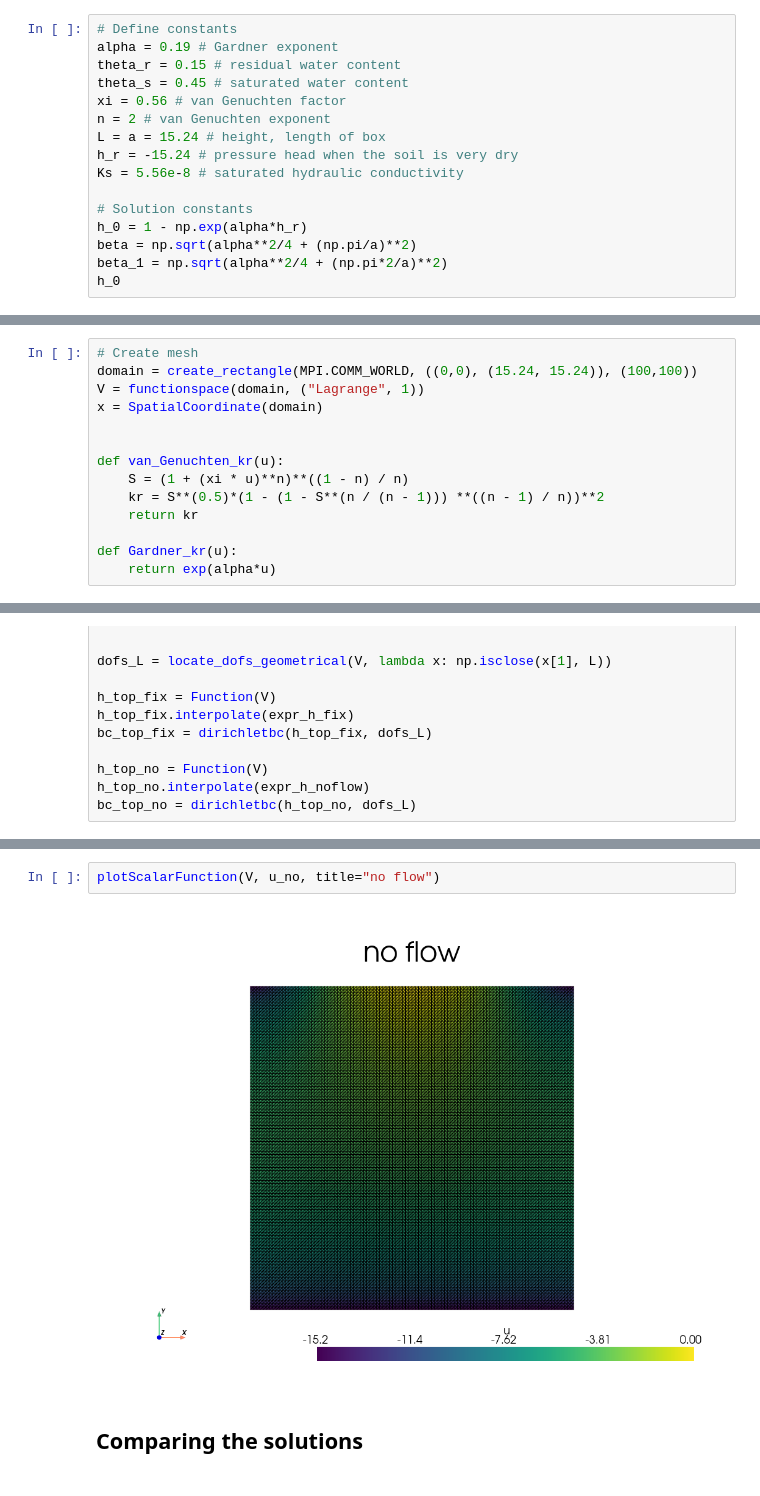
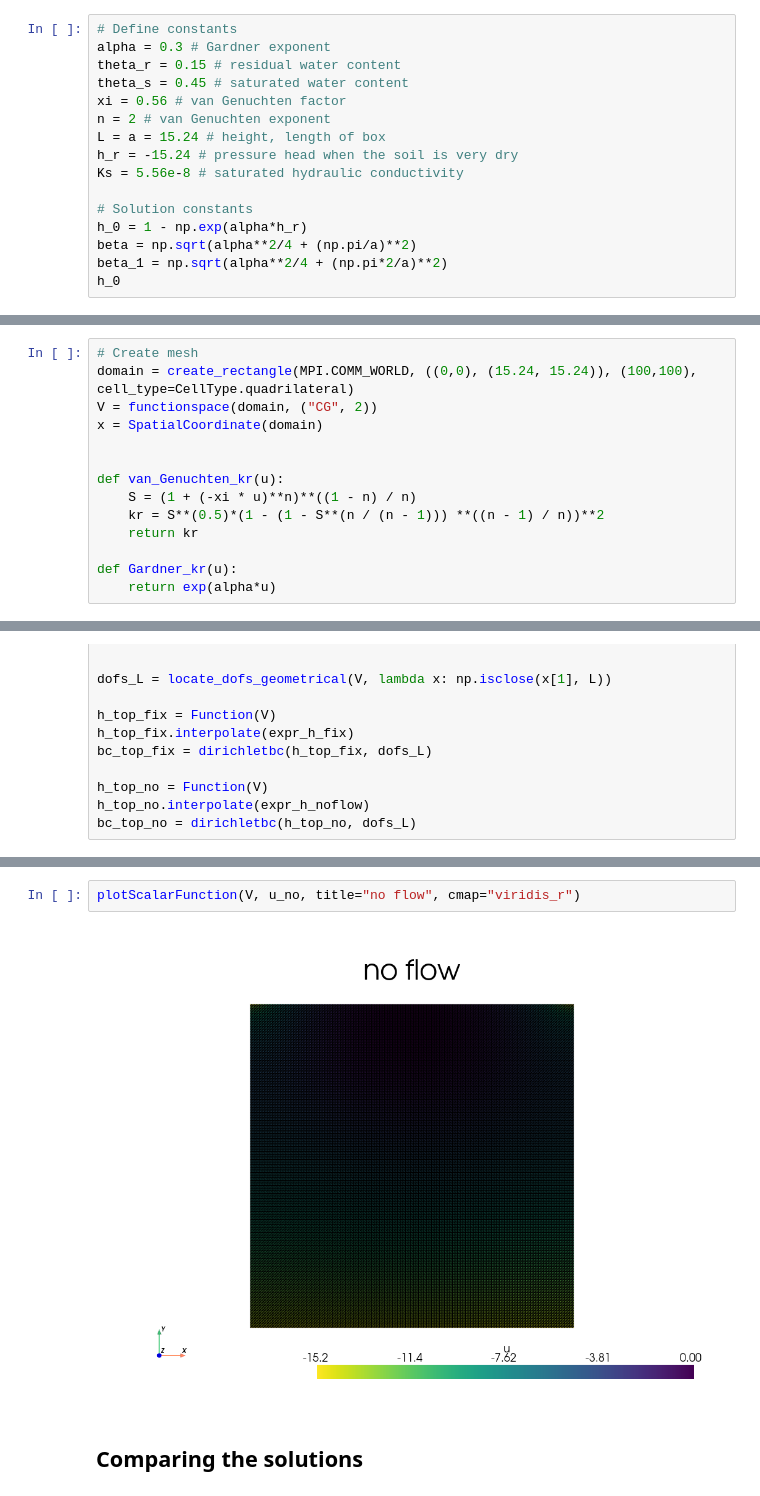
Before and after one commit to lannika-ut/ScientificPractice, a Jupyter notebook: FiniteElements/Richards_analytical.ipynb, the cells around one changed output, grey strips where cells are left out. Drawn from its saved outputs; the diff is of its cells as text.

```diff
--- a/FiniteElements/Richards_analytical.ipynb
+++ b/FiniteElements/Richards_analytical.ipynb
@@ -12,7 +12,7 @@ import matplotlib.pyplot as plt
 from visualization_fct import *
 # %%
 # Define constants
-alpha = 0.19 # Gardner exponent
+alpha = 0.3 # Gardner exponent
 theta_r = 0.15 # residual water content
 theta_s = 0.45 # saturated water content
 xi = 0.56 # van Genuchten factor
@@ -155,13 +142,13 @@ from ufl import (
 from petsc4py import PETSc
 # %%
 # Create mesh
-domain = create_rectangle(MPI.COMM_WORLD, ((0,0), (15.24, 15.24)), (100,100))
-V = functionspace(domain, ("Lagrange", 1))
+domain = create_rectangle(MPI.COMM_WORLD, ((0,0), (15.24, 15.24)), (100,100), cell_type=CellType.quadrilateral)
+V = functionspace(domain, ("CG", 2))
 x = SpatialCoordinate(domain)
 
 
 def van_Genuchten_kr(u):
-    S = (1 + (xi * u)**n)**((1 - n) / n)
+    S = (1 + (-xi * u)**n)**((1 - n) / n)
     kr = S**(0.5)*(1 - (1 - S**(n / (n - 1))) **((n - 1) / n))**2
     return kr
 
@@ -321,8 +308,8 @@ Iteration 75, Error ||u_k-u_(k+1)|| 6.913e-06
 Iteration terminated due to maximum number of iterations reached.
 # %%
-plotScalarFunction(V, u_no, title="no flow")
+plotScalarFunction(V, u_no, title="no flow", cmap="viridis_r")
 # %% [output]
-[figure, old version]
+[figure, new version]
 # %% [markdown]
 ## Comparing the solutions
 # %%
```
Also changed, not shown: parts of 12 cells of this notebook, 3 other files.
